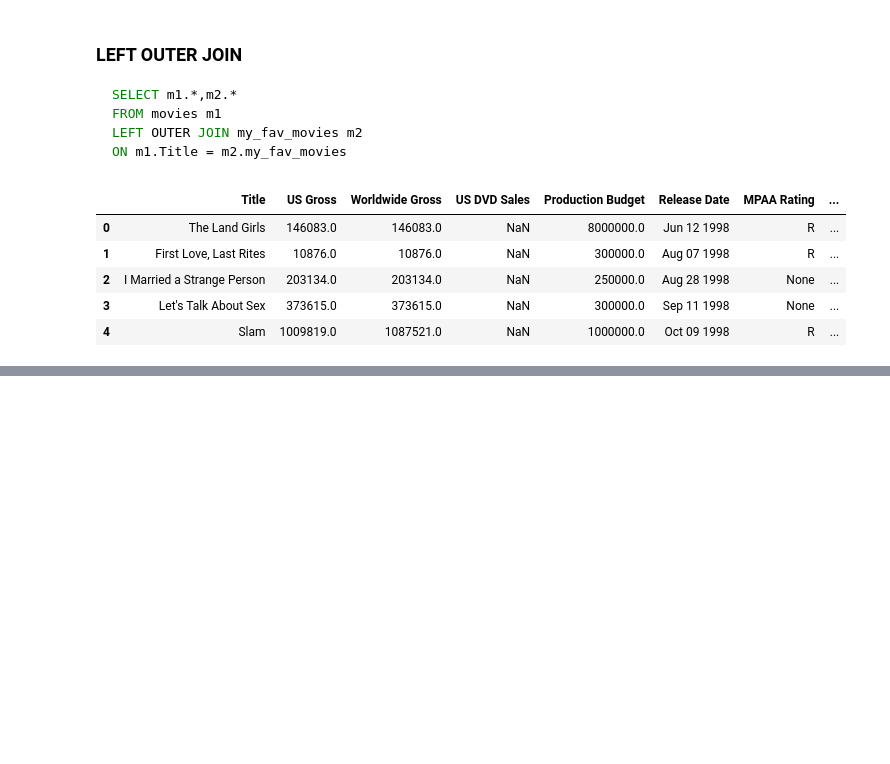
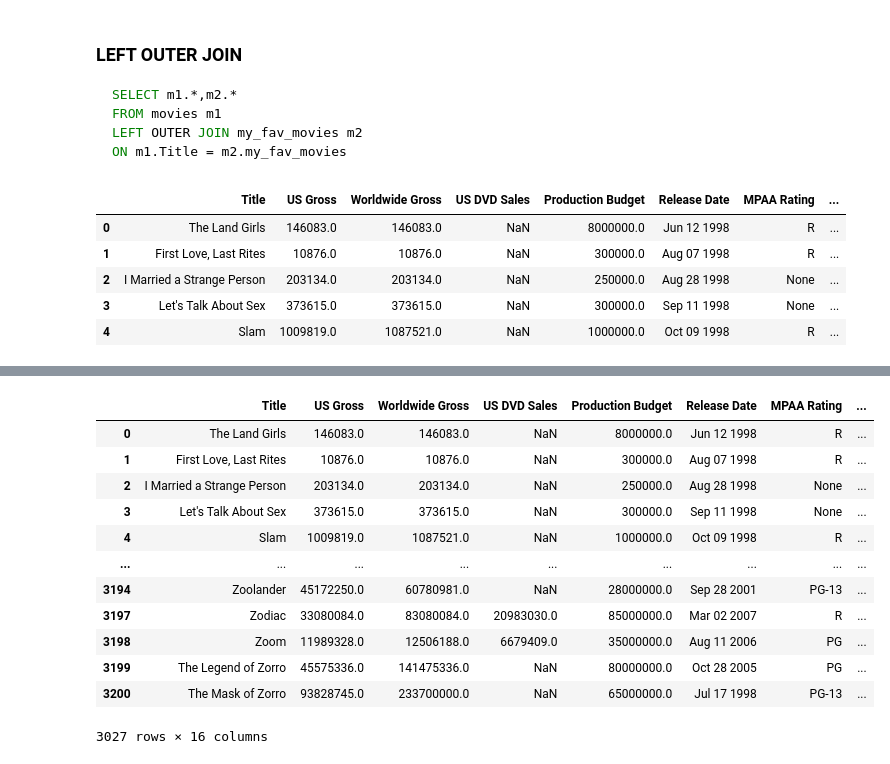
Before and after one commit to av1nash/ds-blog, a Jupyter notebook: _notebooks/2022-02-26-pandas-basics.ipynb, the cells around one changed output, grey strips where cells are left out. Cells and saved outputs as stored; diff of their text form; code cells hidden in the pictures; blank space fills up the shorter version.

```diff
--- a/_notebooks/2022-02-26-pandas-basics.ipynb
+++ b/_notebooks/2022-02-26-pandas-basics.ipynb
@@ -168,0 +224,17 @@ pd.merge(df,df_favmovies, left_on='Title', right_on='my_fav_movies', how='left')
+# %%
+df[df.isnull().any(axis=1)]
+#This code filters the datarame to only include rows where any of the columns (axis = 1 of te dataframe) are NULL
+# %% [output]
+|  | Title | US Gross | Worldwide Gross | US DVD Sales | Production Budget | Release Date | MPAA Rating | ... |
+| 0 | The Land Girls | 146083.0 | 146083.0 | NaN | 8000000.0 | Jun 12 1998 | R | ... |
+| 1 | First Love, Last Rites | 10876.0 | 10876.0 | NaN | 300000.0 | Aug 07 1998 | R | ... |
+| 2 | I Married a Strange Person | 203134.0 | 203134.0 | NaN | 250000.0 | Aug 28 1998 | None | ... |
+| 3 | Let's Talk About Sex | 373615.0 | 373615.0 | NaN | 300000.0 | Sep 11 1998 | None | ... |
+| 4 | Slam | 1009819.0 | 1087521.0 | NaN | 1000000.0 | Oct 09 1998 | R | ... |
+| ... | ... | ... | ... | ... | ... | ... | ... | ... |
+| 3194 | Zoolander | 45172250.0 | 60780981.0 | NaN | 28000000.0 | Sep 28 2001 | PG-13 | ... |
+| 3197 | Zodiac | 33080084.0 | 83080084.0 | 20983030.0 | 85000000.0 | Mar 02 2007 | R | ... |
+| 3198 | Zoom | 11989328.0 | 12506188.0 | 6679409.0 | 35000000.0 | Aug 11 2006 | PG | ... |
+| 3199 | The Legend of Zorro | 45575336.0 | 141475336.0 | NaN | 80000000.0 | Oct 28 2005 | PG | ... |
+| 3200 | The Mask of Zorro | 93828745.0 | 233700000.0 | NaN | 65000000.0 | Jul 17 1998 | PG-13 | ... |
+3027 rows × 16 columns
```
Also changed, not shown: parts of 9 cells of this notebook, 6 other files.
